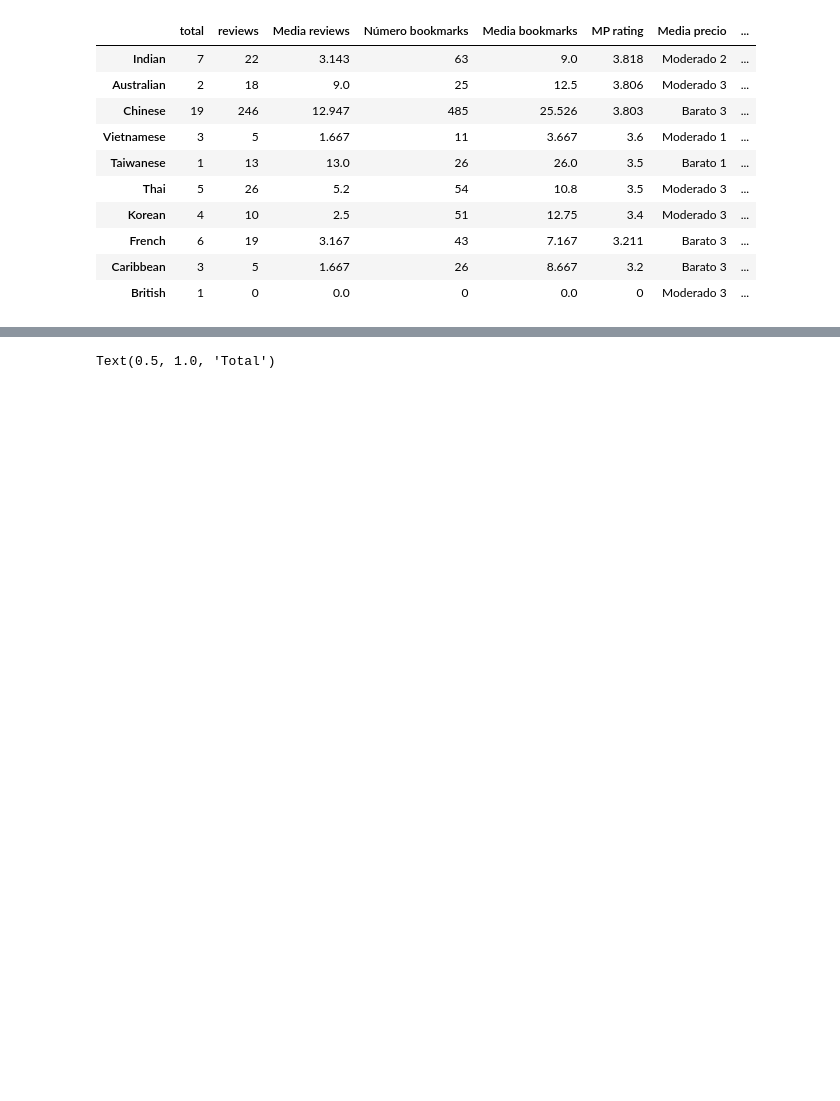
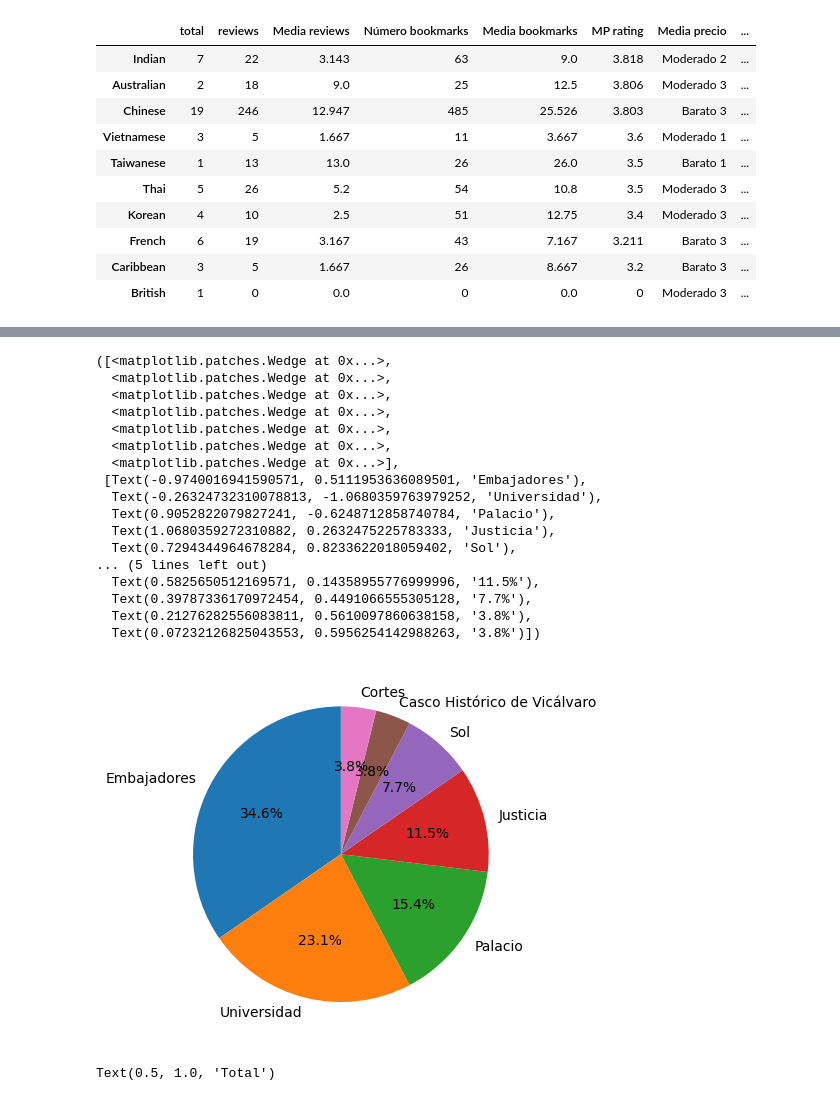
Before and after one commit to anton-p0g/ProyectoWebScrapping, a Jupyter notebook: parte2/top tipos de restaurantes/top_tipos_restuarantes.ipynb, the cells around one changed output, grey strips where cells are left out. Saved outputs shown, nothing was run; the diff lists cells and outputs as text; code cells hidden in the pictures; blank space fills up the shorter version.

```diff
--- a/parte2/top tipos de restaurantes/top_tipos_restuarantes.ipynb
+++ b/parte2/top tipos de restaurantes/top_tipos_restuarantes.ipynb
@@ -228,3 +272,31 @@ Text(0.5, 1.0, 'Apariciones de cada barrio')
+# %%
+barrios = df_def["Barrio más frecuente"].value_counts()
+plt.figure(figsize=(8, 8))
+plt.pie(
+    barrios.values,
+    labels=barrios.index,
+    autopct='%1.1f%%',
+    startangle=90
+)
+# %% [output]
+([<matplotlib.patches.Wedge at 0x...>,
+  <matplotlib.patches.Wedge at 0x...>,
+  <matplotlib.patches.Wedge at 0x...>,
+  <matplotlib.patches.Wedge at 0x...>,
+  <matplotlib.patches.Wedge at 0x...>,
+  <matplotlib.patches.Wedge at 0x...>,
+  <matplotlib.patches.Wedge at 0x...>],
+ [Text(-0.9740016941590571, 0.5111953636089501, 'Embajadores'),
+  Text(-0.26324732310078813, -1.0680359763979252, 'Universidad'),
+  Text(0.9052822079827241, -0.6248712858740784, 'Palacio'),
+  Text(1.0680359272310882, 0.2632475225783333, 'Justicia'),
+  Text(0.7294344964678284, 0.8233622018059402, 'Sol'),
+... (5 lines left out)
+  Text(0.5825650512169571, 0.14358955776999996, '11.5%'),
+  Text(0.39787336170972454, 0.4491066555305128, '7.7%'),
+  Text(0.21276282556083811, 0.5610097860638158, '3.8%'),
+  Text(0.07232126825043553, 0.5956254142988263, '3.8%')])
+[figure, added]
 # %%
 plt.subplot(1,3,1)
 plt.boxplot(df_def["MP rating"])
```
Also changed, not shown: parts of 6 cells of this notebook.
